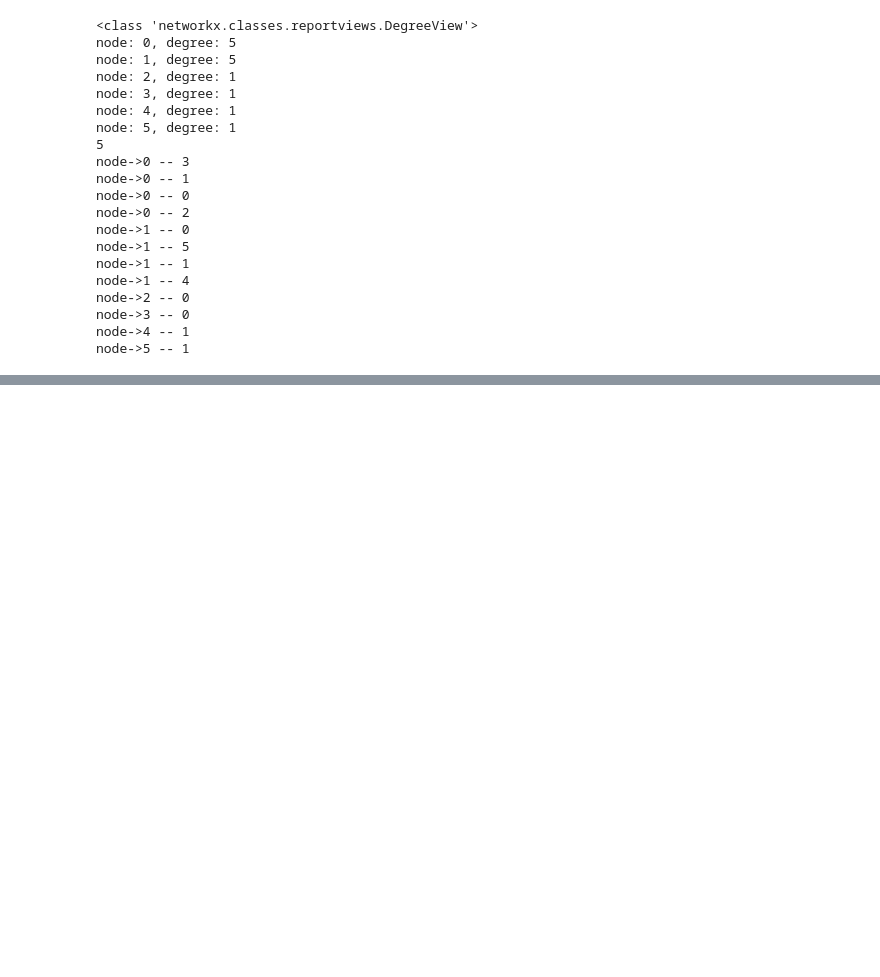
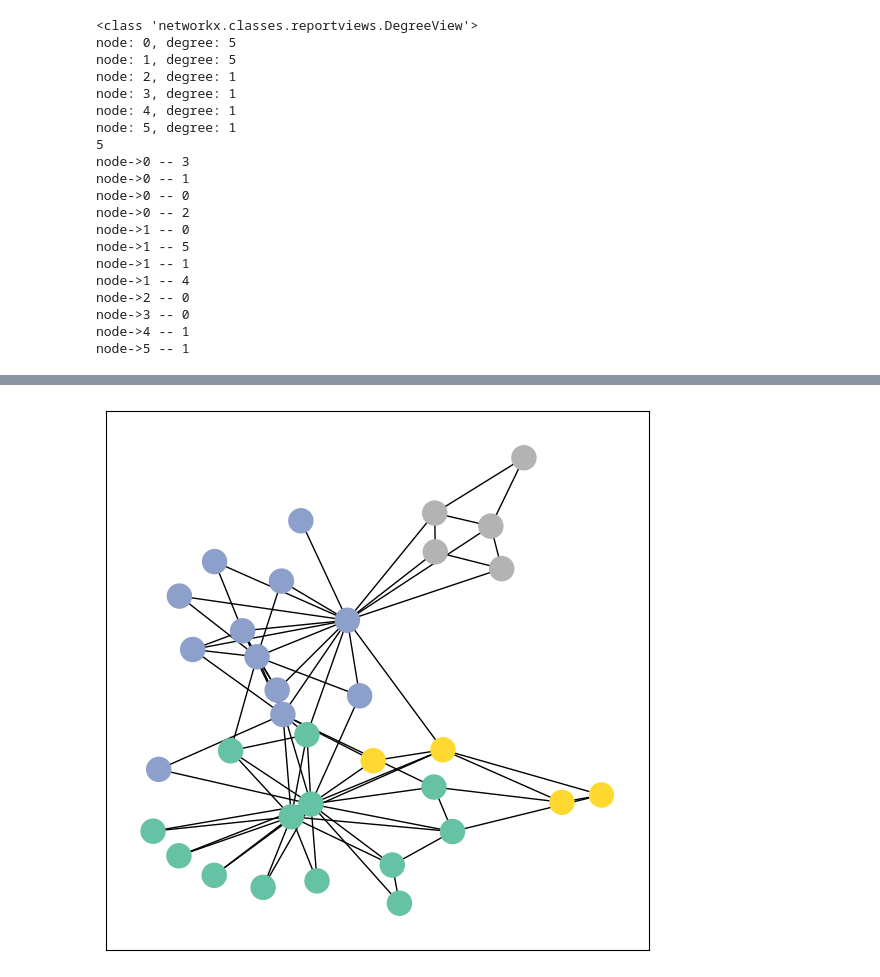
Before and after one commit to SM1991CODES/DeepLearningRobotics, a Jupyter notebook: work_0.ipynb, the cells around one changed output, grey strips where cells are left out. Cells and saved outputs as stored; diff of their text form; code cells hidden in the pictures; blank space fills up the shorter version.

```diff
--- a/work_0.ipynb
+++ b/work_0.ipynb
@@ -123,0 +280,7 @@ node->5 -- 1
+# %%
+import matplotlib
+matplotlib.__version__
+G = to_networkx(data, to_undirected=True)
+visualize(G, color=data.y)
+# %% [output]
+[figure, added]
```
Also changed, not shown: parts of 16 cells of this notebook.
